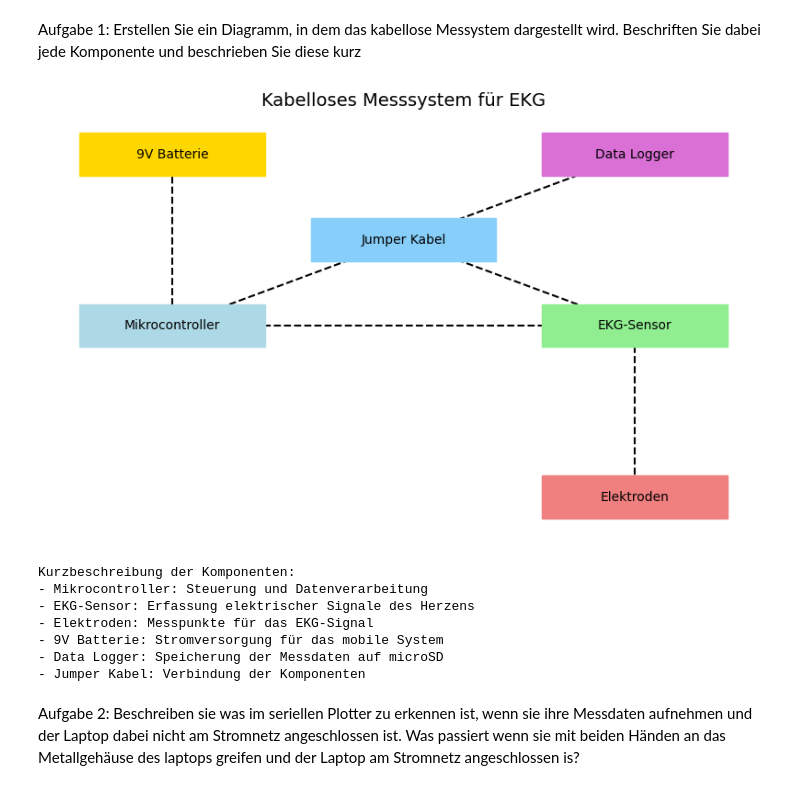
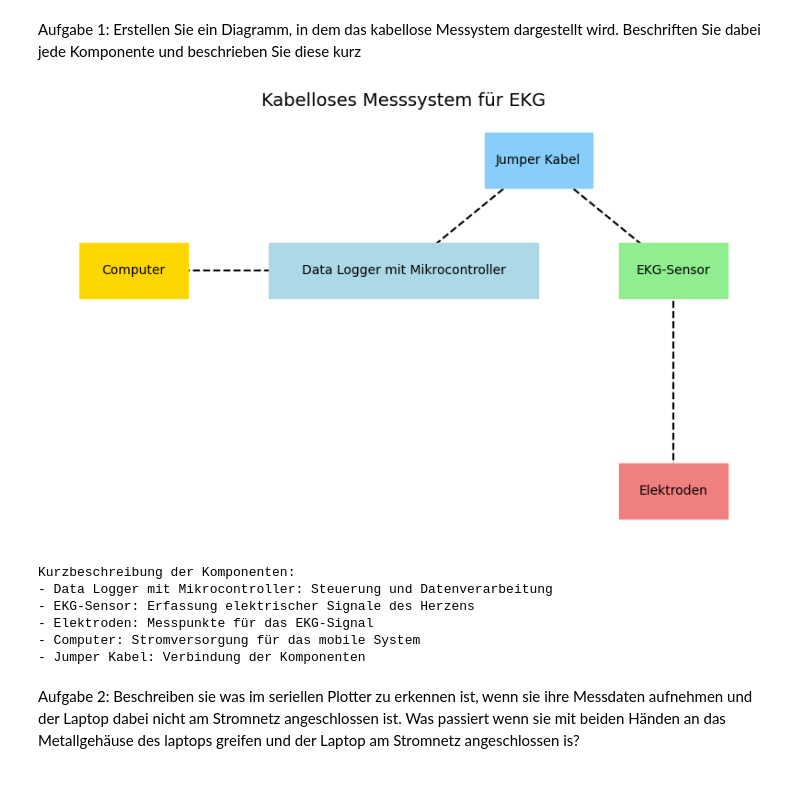
Before and after one commit to raniaxshehata/Biosignal_Praktikum_2, a Jupyter notebook: MainCode2.ipynb, the cells around one changed output. Cells and saved outputs as stored; diff of their text form; code cells hidden in the pictures.

```diff
--- a/MainCode2.ipynb
+++ b/MainCode2.ipynb
@@ -14,69 +14,70 @@ import matplotlib.patches as patches
 
 # Komponenten des kabellosen Messsystems
 components = [
-    {"name": "Mikrocontroller", "desc": "Steuerung und Datenverarbeitung", "color": "lightblue"},
+    {"name": "Data Logger mit Mikrocontroller", "desc": "Steuerung und Datenverarbeitung", "color": "lightblue"},
     {"name": "EKG-Sensor", "desc": "Erfassung elektrischer Signale des Herzens", "color": "lightgreen"},
     {"name": "Elektroden", "desc": "Messpunkte für das EKG-Signal", "color": "lightcoral"},
-    {"name": "9V Batterie", "desc": "Stromversorgung für das mobile System", "color": "gold"},
-    {"name": "Data Logger", "desc": "Speicherung der Messdaten auf microSD", "color": "orchid"},
+    {"name": "Computer", "desc": "Stromversorgung für das mobile System", "color": "gold"},
     {"name": "Jumper Kabel", "desc": "Verbindung der Komponenten", "color": "lightskyblue"},
 ]
 
 # Positionen der Komponenten im Diagramm
 positions = {
-    "Mikrocontroller": (0, 0),
+    "Data Logger mit Mikrocontroller": (0, 0),
     "EKG-Sensor": (2, 0),
     "Elektroden": (2, -2),
-    "9V Batterie": (0, 2),
-    "Data Logger": (2, 2),
+    "Computer": (-2, 0),
     "Jumper Kabel": (1, 1),
 }
 
 # Verbindungen zwischen den Komponenten
 connections = [
-    ("Mikrocontroller", "EKG-Sensor"),
     ("EKG-Sensor", "Elektroden"),
-    ("Mikrocontroller", "9V Batterie"),
-    ("Mikrocontroller", "Data Logger"),
+    ("Data Logger mit Mikrocontroller", "Computer"),
     ("EKG-Sensor", "Jumper Kabel"),
+    ("Data Logger mit Mikrocontroller", "Jumper Kabel"),
 ]
 
 # Diagramm erstellen
 fig, ax = plt.subplots(figsize=(10, 6))
 
 # Rechtecke für Komponenten zeichnen
-width, height = 0.8, 0.5  # Breite und Höhe der Rechtecke
+default_width, height = 0.8, 0.5  # Standardbreite und Höhe der Rechtecke
 for comp in components:
     name = comp["name"]
     color = comp["color"]
     x, y = positions[name]
+    # Größeren Kasten für "Data Logger mit Mikrocontroller"
+    if name == "Data Logger mit Mikrocontroller":
+        width = 2.0  # Erhöhte Breite für diesen speziellen Kasten
+    else:
+        width = default_width
     rect = patches.Rectangle((x - width / 2, y - height / 2), width, height, color=color, edgecolor="black", zorder=2)
     ax.add_patch(rect)
     ax.text(x, y, name, ha="center", va="center", fontsize=10, zorder=3)
 
 # Verbindungen einzeichnen
 for comp1, comp2 in connections:
     x1, y1 = positions[comp1]
     x2, y2 = positions[comp2]
     ax.plot([x1, x2], [y1, y2], "k--", zorder=1)
 
 # Diagramm anpassen
 ax.set_title("Kabelloses Messsystem für EKG", fontsize=14)
 ax.axis("off")
 plt.show()
 
 # Beschreibung der Komponenten
 print("Kurzbeschreibung der Komponenten:")
 for comp in components:
     print(f"- {comp['name']}: {comp['desc']}")
 # %% [output]
-[figure, old version]
+[figure, new version]
 Kurzbeschreibung der Komponenten:
-- Mikrocontroller: Steuerung und Datenverarbeitung
+- Data Logger mit Mikrocontroller: Steuerung und Datenverarbeitung
 - EKG-Sensor: Erfassung elektrischer Signale des Herzens
 - Elektroden: Messpunkte für das EKG-Signal
-- 9V Batterie: Stromversorgung für das mobile System
-- Data Logger: Speicherung der Messdaten auf microSD
+- Computer: Stromversorgung für das mobile System
 - Jumper Kabel: Verbindung der Komponenten
 # %% [markdown]
 Aufgabe 2: Beschreiben sie was im seriellen Plotter zu erkennen ist, wenn sie ihre Messdaten aufnehmen und der Laptop dabei nicht am Stromnetz angeschlossen ist. Was passiert wenn sie mit beiden Händen an das Metallgehäuse des  laptops greifen und der Laptop am Stromnetz angeschlossen is?
```
Also changed, not shown: 1 other file.
